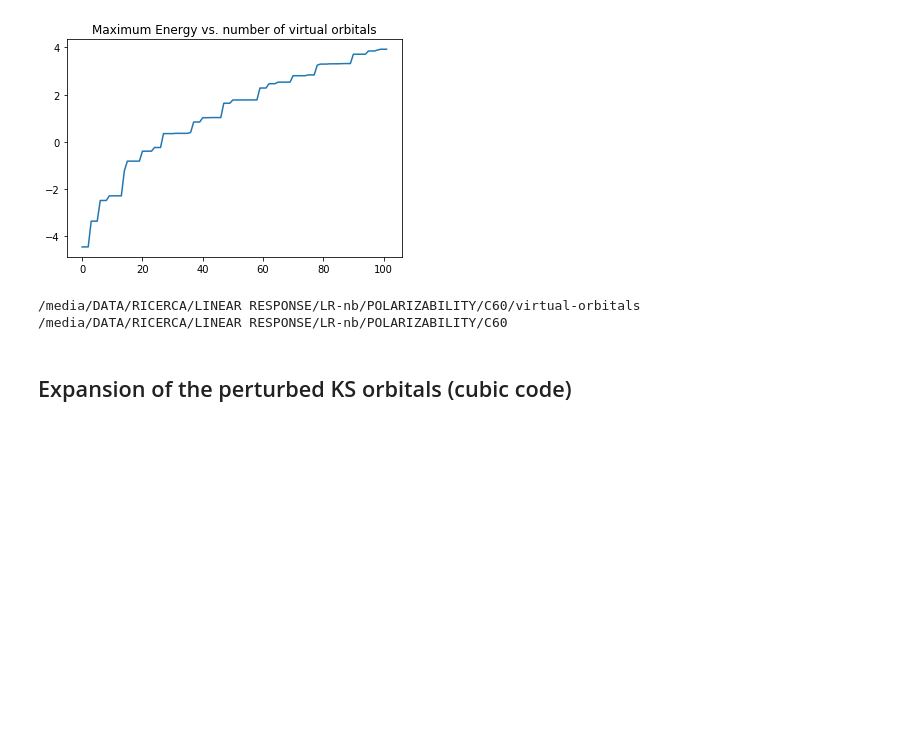
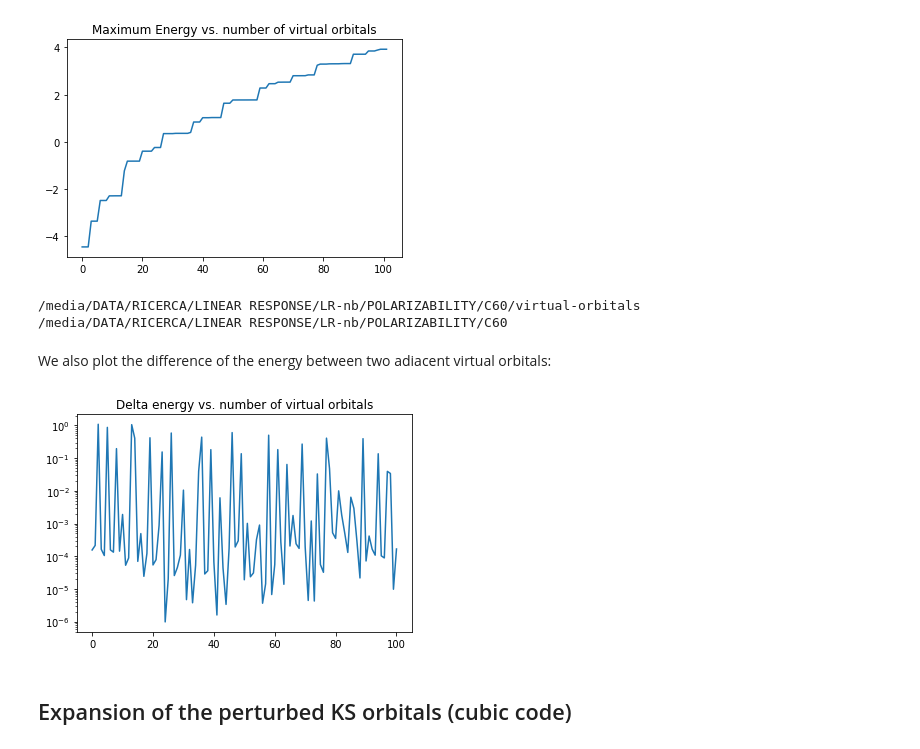
Before and after one commit to luigigenovese/KPM-nb, a Jupyter notebook: POLARIZABILITY/C60/Virtual_Orbitals_Completeness_Relation.ipynb, the cells around one changed output. Drawn from its saved outputs; the diff is of its cells as text; code cells hidden in the pictures; blank space fills up the shorter version.

```diff
--- a/POLARIZABILITY/C60/Virtual_Orbitals_Completeness_Relation.ipynb
+++ b/POLARIZABILITY/C60/Virtual_Orbitals_Completeness_Relation.ipynb
@@ -194,6 +194,19 @@ f.close()
 # %% [output]
 /media/DATA/RICERCA/LINEAR RESPONSE/LR-nb/POLARIZABILITY/C60/virtual-orbitals
 /media/DATA/RICERCA/LINEAR RESPONSE/LR-nb/POLARIZABILITY/C60
+# %% [markdown]
+We also plot the difference of the energy between two adiacent virtual orbitals:
+# %%
+deltaEng = []
+for i in range(len(engVirt)-1):
+    deltaEng.append(engVirt[i+1]-engVirt[i])
+# %%
+plt.plot(deltaEng)
+plt.title('Delta energy vs. number of virtual orbitals',fontsize=12)
+plt.yscale('log')
+plt.show()
+# %% [output]
+[figure, added]
 # %% [markdown]
 ## Expansion of the perturbed KS orbitals (cubic code)
 # %% [markdown]
```
Also changed, not shown: 2 other files.
